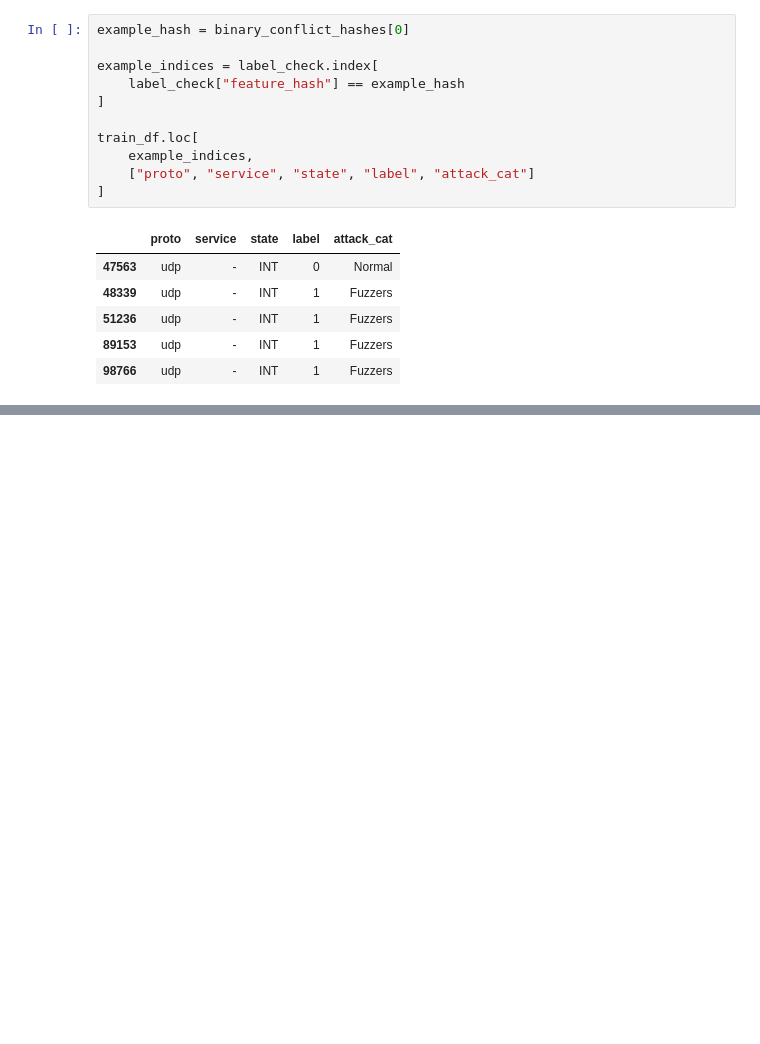
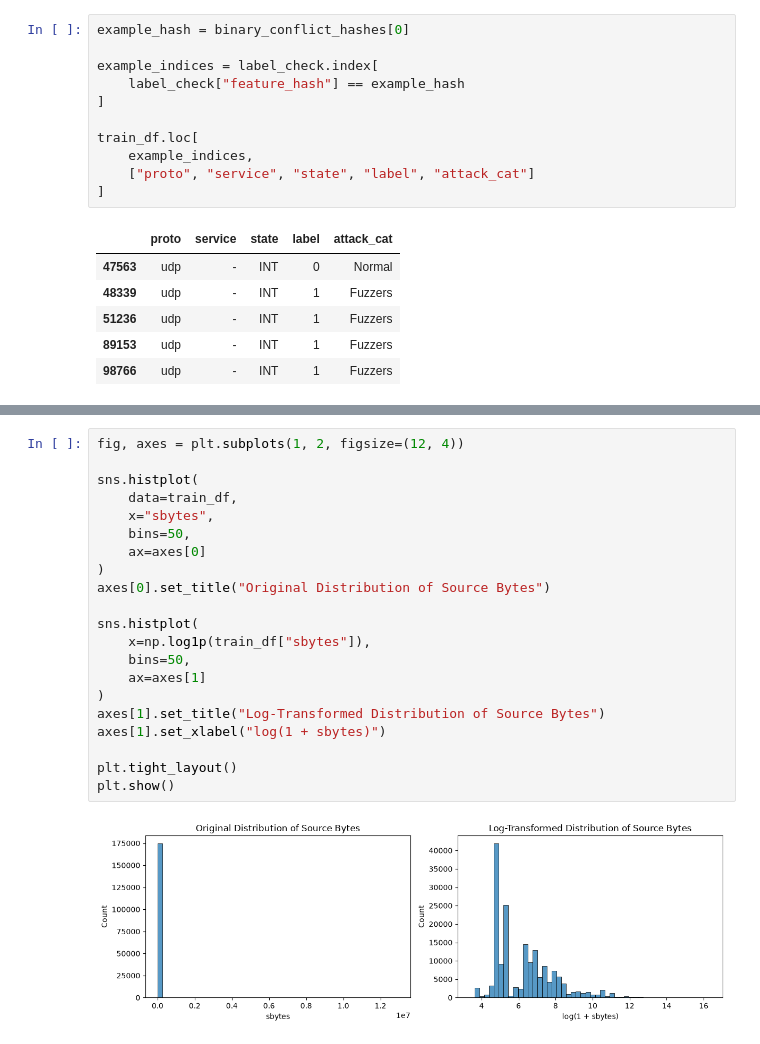
Before and after one commit to nadeera365/Network-Traffic-Analyser, a Jupyter notebook: notebooks/data_understanding.ipynb, the cells around one changed output, grey strips where cells are left out. Cells and saved outputs as stored; diff of their text form; blank space fills up the shorter version.

Commit message:
complete exploratory data analysis

```diff
--- a/notebooks/data_understanding.ipynb
+++ b/notebooks/data_understanding.ipynb
@@ -432,0 +561,23 @@ train_df.loc[
+# %%
+fig, axes = plt.subplots(1, 2, figsize=(12, 4))
+
+sns.histplot(
+    data=train_df,
+    x="sbytes",
+    bins=50,
+    ax=axes[0]
+)
+axes[0].set_title("Original Distribution of Source Bytes")
+
+sns.histplot(
+    x=np.log1p(train_df["sbytes"]),
+    bins=50,
+    ax=axes[1]
+)
+axes[1].set_title("Log-Transformed Distribution of Source Bytes")
+axes[1].set_xlabel("log(1 + sbytes)")
+
+plt.tight_layout()
+plt.show()
+# %% [output]
+[figure, added]
```
Also changed, not shown: parts of 15 cells of this notebook, 1 other file.
